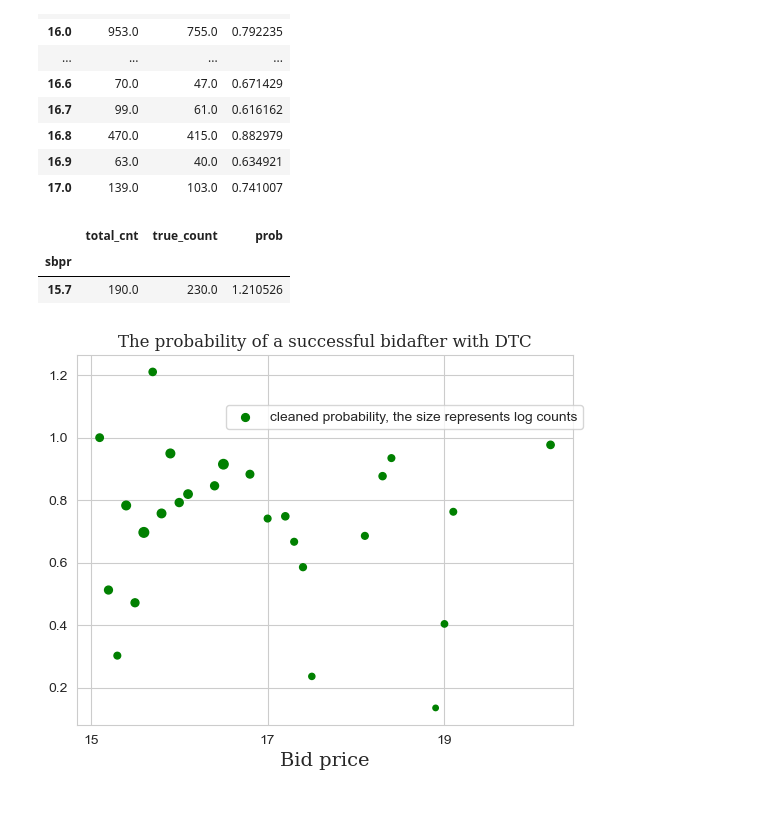
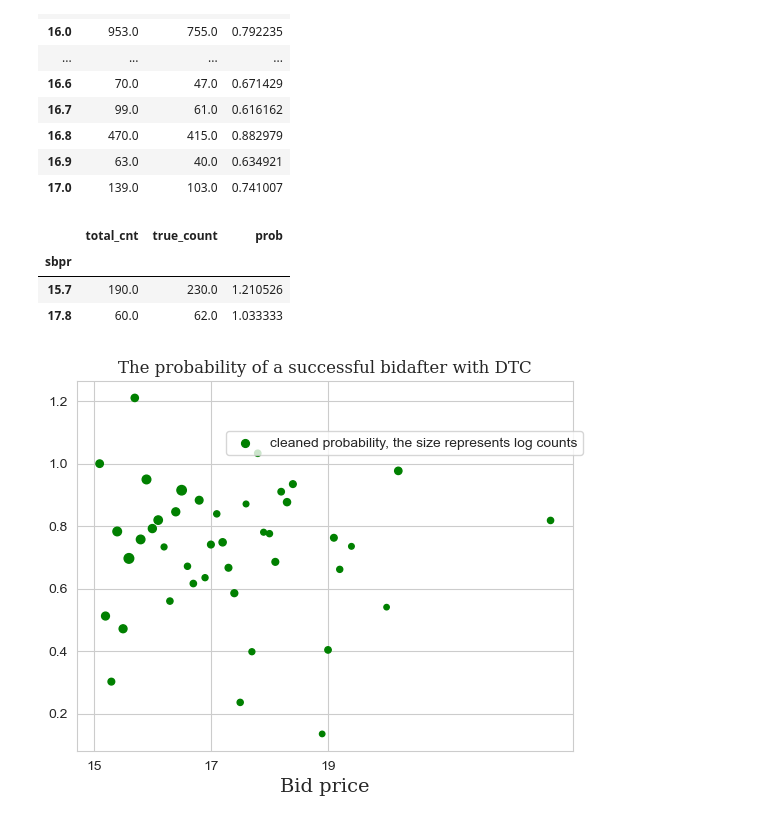
Before and after one commit to ltevlin/Origin, a Jupyter notebook: Presentation_15.ipynb, the cells around one changed output. Cells and saved outputs as stored; diff of their text form; code cells hidden in the pictures.

Commit message:
added a plot for prob after with sample size min 30

```diff
--- a/Presentation_15.ipynb
+++ b/Presentation_15.ipynb
@@ -1282,18 +1282,19 @@ df_prob_after.head(20)
 | 16.9 | 63.0 | 40.0 | 0.634921 |
 | 17.0 | 139.0 | 103.0 | 0.741007 |
 # %%
-df_prob_after[(df_prob_after.total_cnt > 100) & (df_prob_after.prob > 1)]
+df_prob_after[(df_prob_after.total_cnt > 30) & (df_prob_after.prob > 1)]
 # %% [output]
 |  | total_cnt | true_count | prob |
 | sbpr |  |  |  |
 | 15.7 | 190.0 | 230.0 | 1.210526 |
+| 17.8 | 60.0 | 62.0 | 1.033333 |
 # %%
 fig_prob_after, ax  = plt.subplots()
 plt.title("The probability of a successful bidafter with DTC", fontsize=12, fontfamily='serif')
-ax.scatter(x= df_prob_after[df_prob_after.total_cnt > 100].index, y= df_prob_after[df_prob_after.total_cnt > 100].prob, color = 'g' ,s = np.log(df_prob_after[df_prob_after.total_cnt > 100].true_count)*5)
+ax.scatter(x= df_prob_after[df_prob_after.total_cnt > 30].index, y= df_prob_after[df_prob_after.total_cnt > 30].prob, color = 'g' ,s = np.log(df_prob_after[df_prob_after.total_cnt > 30].true_count)*5)
 ax.set_xlabel('Bid price',fontsize=14,fontfamily='serif')
 ax.set_xticks(np.arange(15, 21, step=2))
 ax.legend(['cleaned probability, the size represents log counts'], loc=(0.3,0.8))
 plt.savefig('Bid probability after with DTC.png')
 # %% [output]
-[figure, old version]
+[figure, new version]
```
